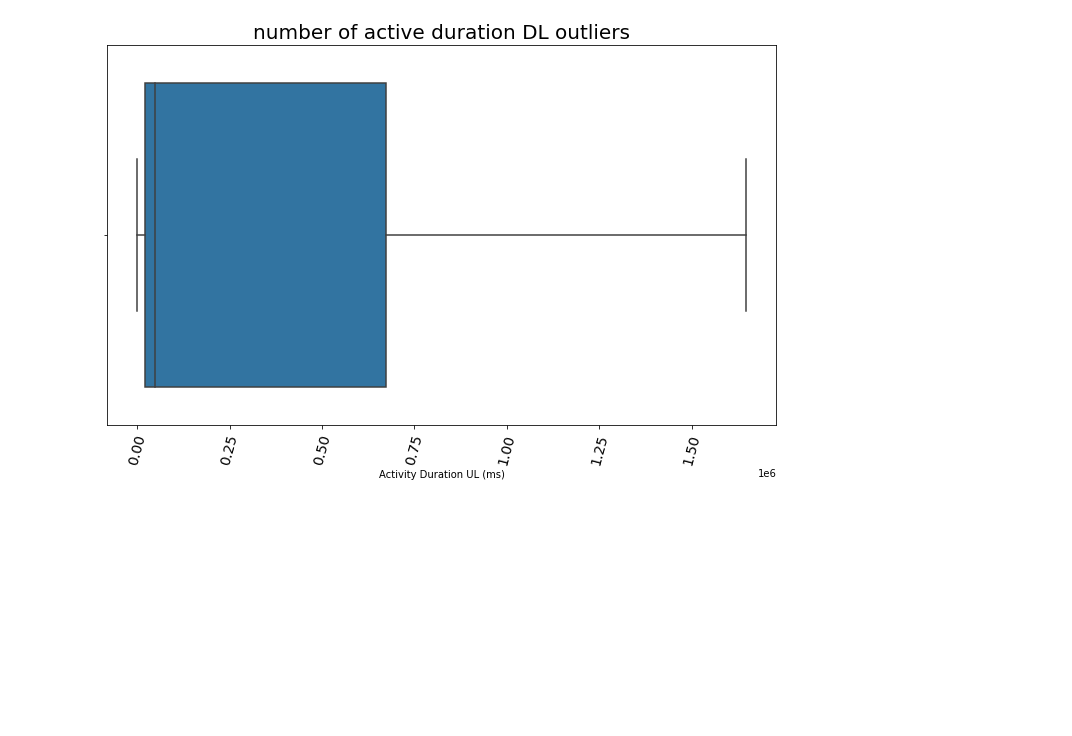
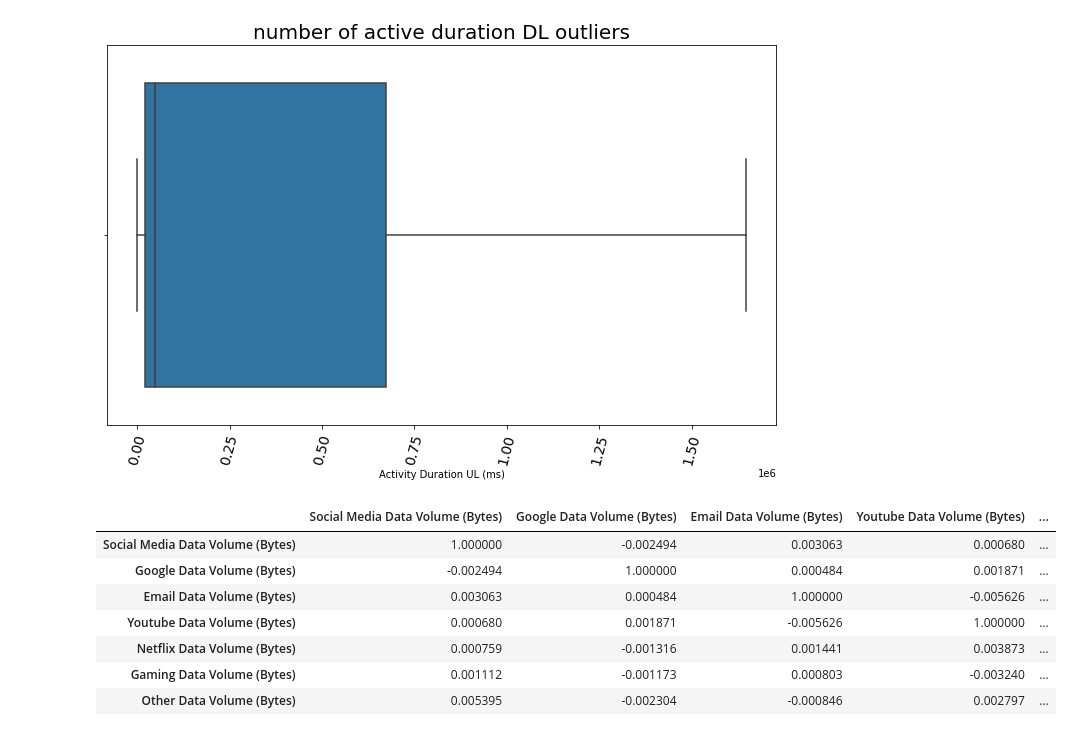
Before and after one commit to tesfayealex/Tellco-Data-Analysis, a Jupyter notebook: notebooks/Preprocessing and EDA.ipynb, the cells around one changed output. Saved outputs shown, nothing was run; the diff lists cells and outputs as text; code cells hidden in the pictures; blank space fills up the shorter version.

```diff
--- a/notebooks/Preprocessing and EDA.ipynb
+++ b/notebooks/Preprocessing and EDA.ipynb
@@ -387,3 +389,15 @@ plot.plot_box(tellco_clean_df, 'Activity Duration DL (ms)', "number of active du
 plot.plot_box(tellco_clean_df, 'Activity Duration UL (ms)', "number of active duration DL outliers")
 # %% [output]
 [figure]
+# %%
+corelated_df = tellco_clean_df[['Social Media Data Volume (Bytes)', 'Google Data Volume (Bytes)', 'Email Data Volume (Bytes)','Youtube Data Volume (Bytes)', 'Netflix Data Volume (Bytes)', 'Gaming Data Volume (Bytes)','Other Data Volume (Bytes)']].corr()
+corelated_df
+# %% [output]
+|  | Social Media Data Volume (Bytes) | Google Data Volume (Bytes) | Email Data Volume (Bytes) | Youtube Data Volume (Bytes) | ... |
+| Social Media Data Volume (Bytes) | 1.000000 | -0.002494 | 0.003063 | 0.000680 | ... |
+| Google Data Volume (Bytes) | -0.002494 | 1.000000 | 0.000484 | 0.001871 | ... |
+| Email Data Volume (Bytes) | 0.003063 | 0.000484 | 1.000000 | -0.005626 | ... |
+| Youtube Data Volume (Bytes) | 0.000680 | 0.001871 | -0.005626 | 1.000000 | ... |
+| Netflix Data Volume (Bytes) | 0.000759 | -0.001316 | 0.001441 | 0.003873 | ... |
+| Gaming Data Volume (Bytes) | 0.001112 | -0.001173 | 0.000803 | -0.003240 | ... |
+| Other Data Volume (Bytes) | 0.005395 | -0.002304 | -0.000846 | 0.002797 | ... |
```
Also changed, not shown: parts of 5 cells of this notebook, 3 other files.
